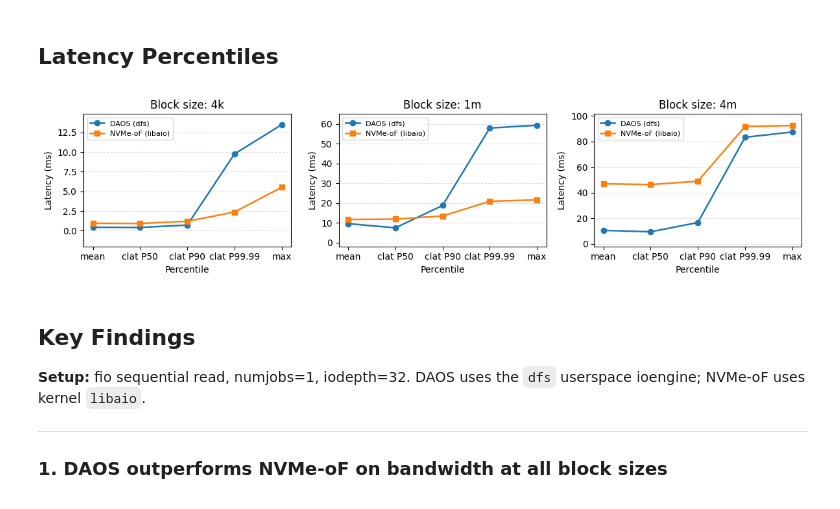
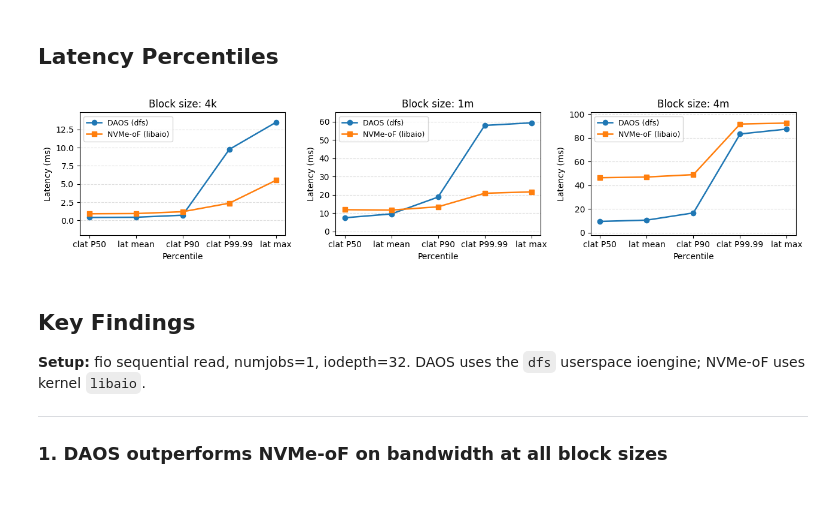
Before and after one commit to cissieAB/pdsw26_daos-bench, a Jupyter notebook: results/testbed/fio-cmp/fio_cmp.ipynb, the cells around one changed output. Cells and saved outputs as stored; diff of their text form; code cells hidden in the pictures.

```diff
--- a/results/testbed/fio-cmp/fio_cmp.ipynb
+++ b/results/testbed/fio-cmp/fio_cmp.ipynb
@@ -126,33 +126,33 @@ plt.show()
 # %% [markdown]
 ## Latency Percentiles
 # %%
-fig, axes = plt.subplots(1, 3, figsize=(12, 3), sharey=False)
+fig, axes = plt.subplots(1, 3, figsize=(13, 3), sharey=False)
 
-pct_cols   = ["lat_mean_ms", "clat_p50_ms", "clat_p90_ms", "clat_p99_99_ms", "lat_max_ms"]
-pct_labels = ["mean", "clat P50", "clat P90", "clat P99.99", "max"]
+pct_cols   = ["clat_p50_ms", "lat_mean_ms", "clat_p90_ms", "clat_p99_99_ms", "lat_max_ms"]
+pct_labels = [ "clat P50", "lat mean", "clat P90", "clat P99.99", "lat max"]
 markers    = {"daos": "o", "nvmeof": "s"}
 
 for ax, bs in zip(axes, BS_ORDER):
     sub = df[df.block_size == bs]
     for backend in ["daos", "nvmeof"]:
         row = sub[sub.backend == backend].iloc[0]
         vals = [row[c] for c in pct_cols]
         ax.plot(pct_labels, vals,
                 marker=markers[backend], label=LABELS[backend],
                 color=COLORS[backend], linewidth=1.8, markersize=6)
 
     ax.set_title(f"Block size: {bs}")
     ax.set_xlabel("Percentile")
     ax.set_ylabel("Latency (ms)")
-    ax.legend(fontsize=8)
+    ax.legend(fontsize=9)
     ax.grid(axis="y", linestyle="--", alpha=0.4)
     ax.set_ylim(bottom=-2, top=ax.get_ylim()[1] * 1.05)
 
 plt.tight_layout()
 plt.savefig(RESULTS_DIR / "fio_cmp_latency.pdf", dpi=150, bbox_inches="tight")
 plt.show()
 # %% [output]
-[figure, old version]
+[figure, new version]
 # %% [markdown]
 ## Key Findings
 
```
